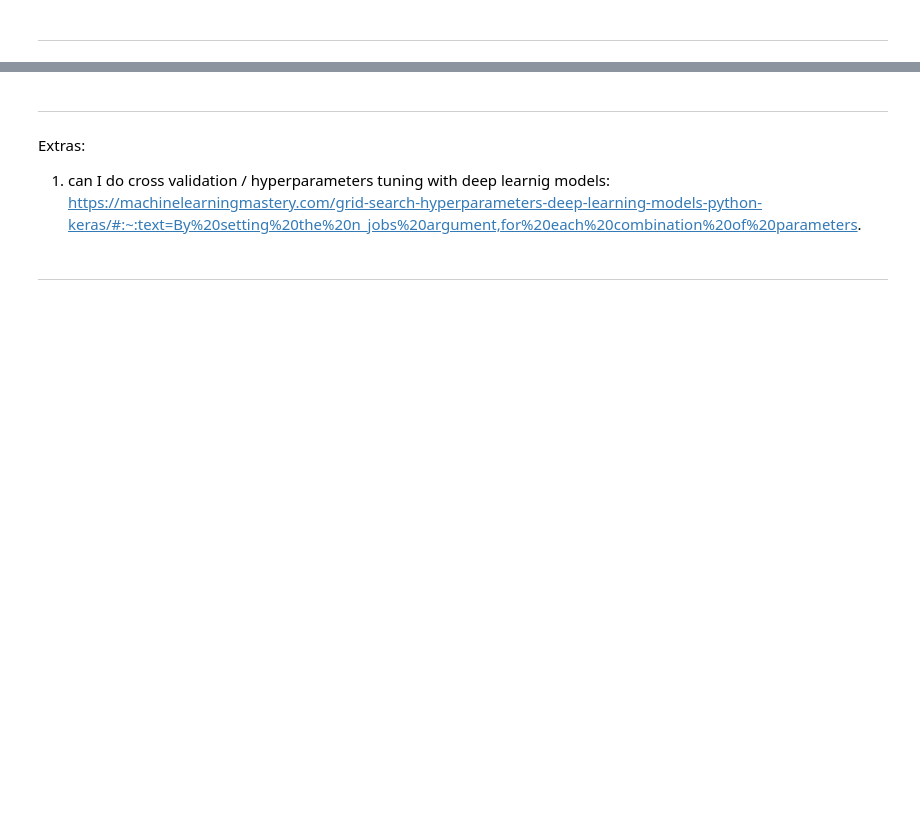
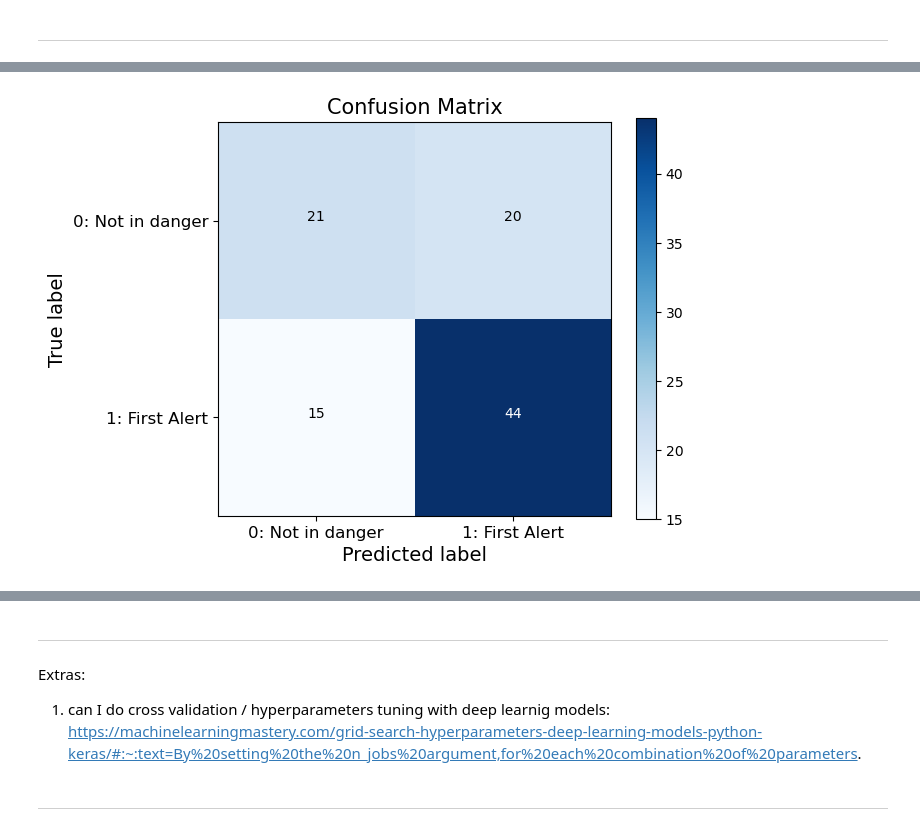
Before and after one commit to SebastianoDenegri/Targeted_Suicide_Intervention, a Jupyter notebook: Reddit_Users_Classification_part_5.ipynb, the cells around one changed output, grey strips where cells are left out. Drawn from its saved outputs; the diff is of its cells as text; code cells hidden in the pictures; blank space fills up the shorter version.

```diff
--- a/Reddit_Users_Classification_part_5.ipynb
+++ b/Reddit_Users_Classification_part_5.ipynb
@@ -444,4 +556,4 @@ rnn_2.fit(x_train, y_train, batch_size=16, epochs=10, shuffle=True, validation_d
-# %%
-rnn_2.fit(x_train, y_train, batch_size=16, epochs=5, shuffle=True, validation_data=(x_test, y_test))
-# %%
-rnn_2.fit(x_train, y_train, batch_size=16, epochs=5, shuffle=True, validation_data=(x_test, y_test))
+# %%
+# Train the model
+es = EarlyStopping(monitor='val_accuracy', mode='max', min_delta=1, verbose=1, patience=7)
+hist=plain_rnn.fit(x_train_pad,y_train,batch_size=16,epochs=10,shuffle=True,validation_data=(x_test_pad, y_test),callbacks=[es])
@@ -447,0 +578,2 @@ rnn_2.fit(x_train, y_train, batch_size=16, epochs=5, shuffle=True, validation_da
+# %%
+y_pred = plain_rnn.predict(x_test_pad)
@@ -447,0 +582,5 @@ rnn_2.fit(x_train, y_train, batch_size=16, epochs=5, shuffle=True, validation_da
+# %%
+reg_rnn_cm = confusion_matrix(y_test, (y_pred >= .5).astype('int'), labels=[0,1])
+plot_confusion_matrix(reg_rnn_cm, classes=['0: Not in danger', '1: First Alert'], title='Confusion Matrix')
+# %% [output]
+[figure, added]
```
Also changed, not shown: parts of 74 cells of this notebook.
